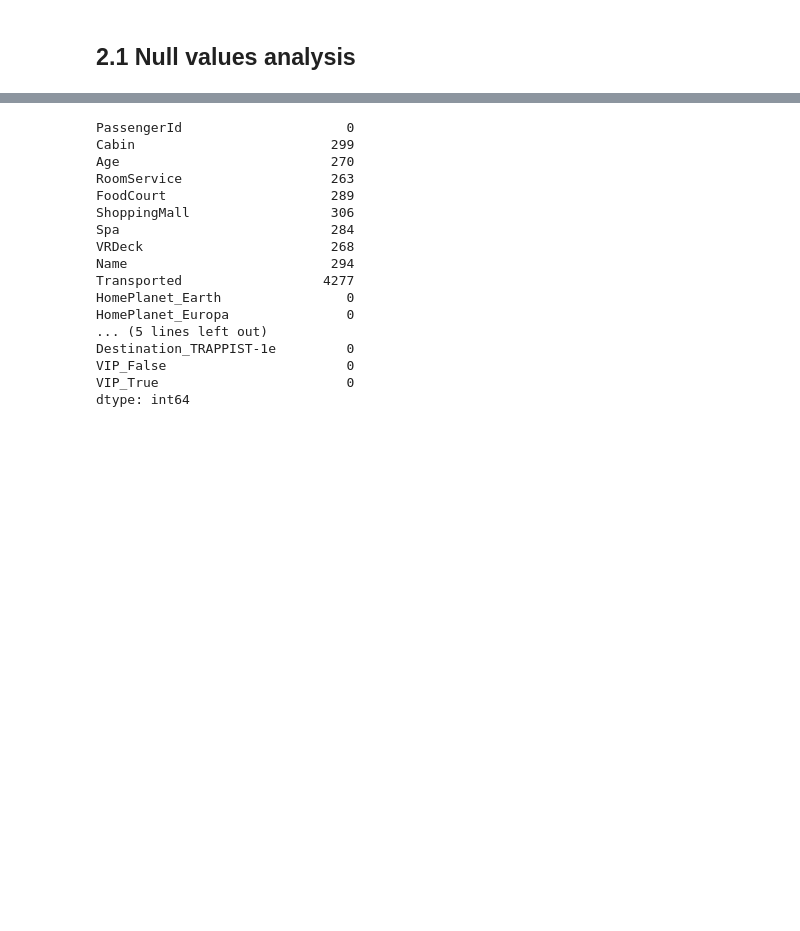
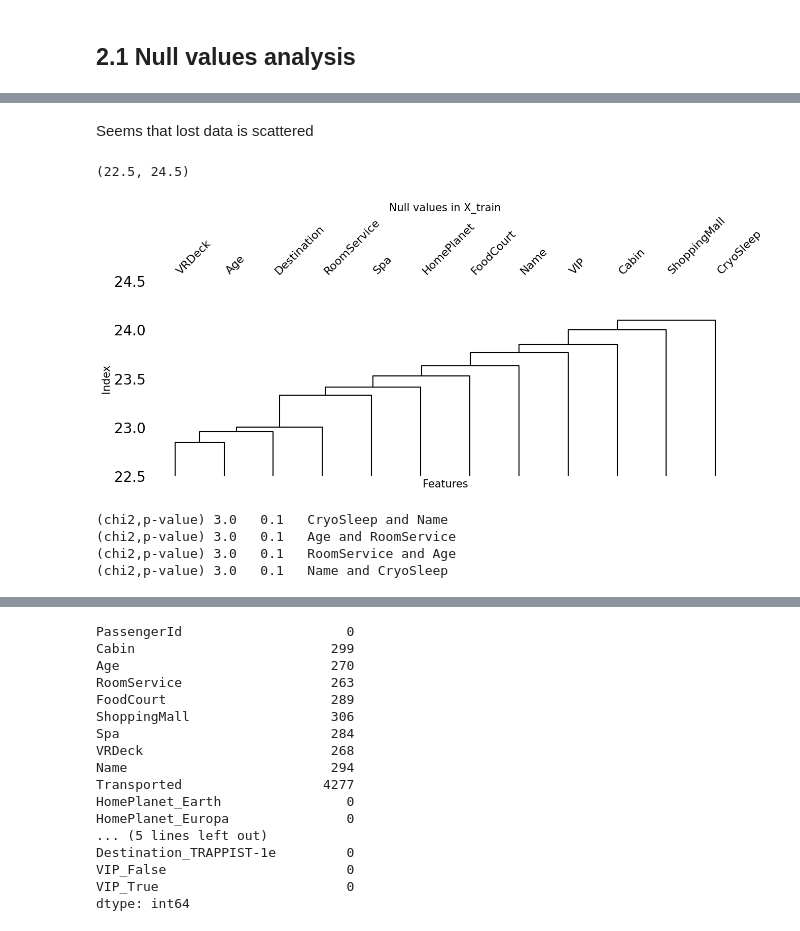
Before and after one commit to JMViJi/Spaceship-Titanic-Kaggle-Competition, a Jupyter notebook: spaceship-titanic.ipynb, the cells around one changed output, grey strips where cells are left out. Saved outputs shown, nothing was run; the diff lists cells and outputs as text; code cells hidden in the pictures; blank space fills up the shorter version.

```diff
--- a/spaceship-titanic.ipynb
+++ b/spaceship-titanic.ipynb
@@ -118,3 +146,38 @@ X_info
+# %% [markdown]
+Seems that lost data is scattered
+# %%
+import missingno as msno
+
+# Dendrograma de valores nulos en X_train desde la columna 2 hasta la penúltima
+msno.dendrogram(X_train.iloc[:,1:-1], figsize=(15,5))
+plt.title('Null values in X_train', fontsize=15)
+plt.xlabel('Features', fontsize=15)
+plt.ylabel('Index', fontsize=15)
+plt.ylim([22.5, 24.5])
+# %% [output]
+(22.5, 24.5)
+[figure, added]
+# %%
+import numpy as np
+import pandas as pd
+from scipy.stats import chi2_contingency
+
+# Crear una matriz booleana que indique si los valores en tu DataFrame son nulos
+isnull = X_train.isnull()
+
+# Print values of contingency table that have p-value < 0.05
+for col1 in X_train.columns:
+    for col2 in X_train.columns:
+        if col1 != col2:
+            contingency_table = pd.crosstab(isnull[col1], isnull[col2])
+            chi2, p, _, _ = chi2_contingency(contingency_table)
+            if p < 0.1:
+                print(f'(chi2,p-value) {round(chi2,1)}   {round(p,1)}   {col1} and {col2}')
+# %% [output]
+(chi2,p-value) 3.0   0.1   CryoSleep and Name
+(chi2,p-value) 3.0   0.1   Age and RoomService
+(chi2,p-value) 3.0   0.1   RoomService and Age
+(chi2,p-value) 3.0   0.1   Name and CryoSleep
 # %%
 #One hot encoding for columns HomePlanet, CryoSleep, Destination and  VIP
 ohe_HomePlanet = pd.get_dummies(X_train['HomePlanet'], prefix='HomePlanet').astype(bool).astype(int)
```
Also changed, not shown: parts of 5 cells of this notebook.
